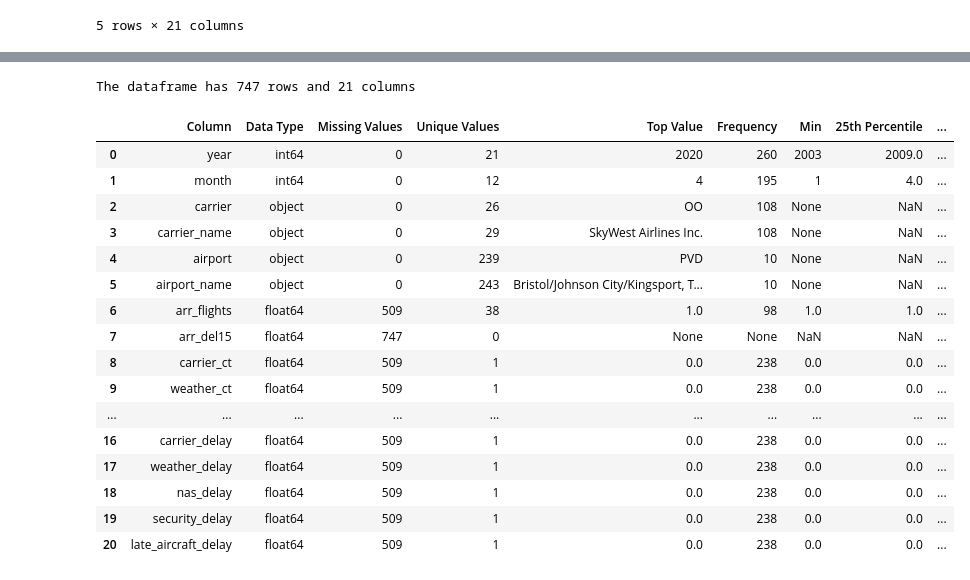
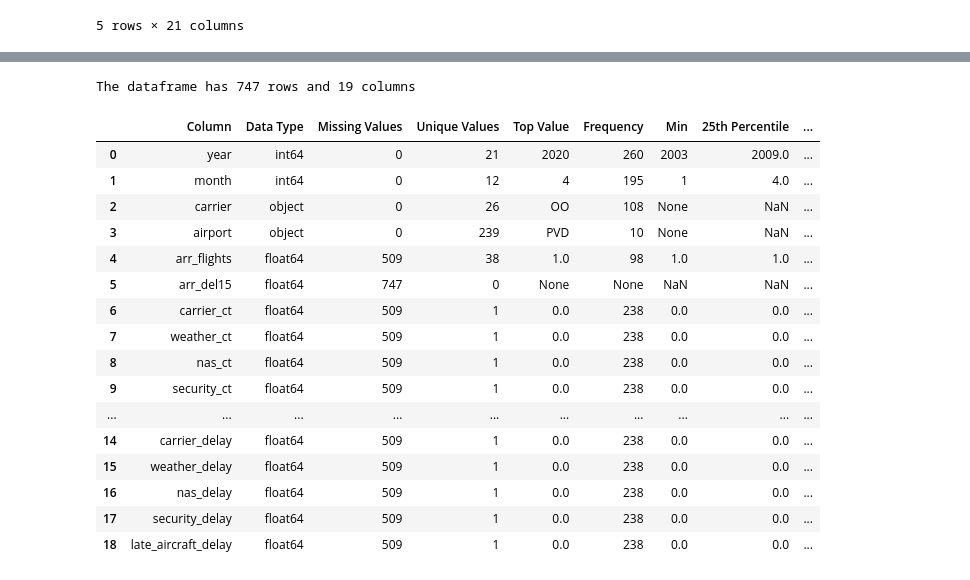
Before and after one commit to mariya-siddiqui/stat451-final-project, a Jupyter notebook: data_prep_eda.ipynb, the cells around one changed output, grey strips where cells are left out. Cells and saved outputs as stored; diff of their text form; code cells hidden in the pictures.

```diff
--- a/data_prep_eda.ipynb
+++ b/data_prep_eda.ipynb
@@ -20,6 +21,6 @@ warnings.filterwarnings('ignore')
 # %%
-df = pd.read_csv("./datasets/airline_delays.csv")
-df.head(5)
+raw_df = pd.read_csv("./datasets/raw_airline_delays.csv")
+raw_df.head(5)
 # %% [output]
 |  | year | month | carrier | carrier_name | airport | airport_name | arr_flights | arr_del15 | carrier_ct | ... |
 | 0 | 2023 | 8 | 9E | Endeavor Air Inc. | ABE | Allentown/Bethlehem/Easton, PA: L... | 89.0 | 13.0 | 2.25 | ... |
@@ -174,0 +180,3 @@ Some of the numerical columns have missing values. Running a profile on the rows
+# %%
+refined_df = raw_df.drop(["carrier_name", "airport_name"], axis=1)
+refined_df.head()
@@ -175,23 +197,24 @@ Some of the numerical columns have missing values. Running a profile on the rows
 # %%
-missing_rows_df = df[df.isna().any(axis=1)]
-missing_profile = dataframe_profile(missing_rows_df)
-display(missing_profile)
+missing_rows_df = refined_df[refined_df.isna().any(axis=1)]
+
+profile_missing_rows_df = dataframe_profile(missing_rows_df)
+display(profile_missing_rows_df)
 # %% [output]
-The dataframe has 747 rows and 21 columns
+The dataframe has 747 rows and 19 columns
 |  | Column | Data Type | Missing Values | Unique Values | Top Value | Frequency | Min | 25th Percentile | ... |
 | 0 | year | int64 | 0 | 21 | 2020 | 260 | 2003 | 2009.0 | ... |
 | 1 | month | int64 | 0 | 12 | 4 | 195 | 1 | 4.0 | ... |
 | 2 | carrier | object | 0 | 26 | OO | 108 | None | NaN | ... |
-| 3 | carrier_name | object | 0 | 29 | SkyWest Airlines Inc. | 108 | None | NaN | ... |
-| 4 | airport | object | 0 | 239 | PVD | 10 | None | NaN | ... |
-| 5 | airport_name | object | 0 | 243 | Bristol/Johnson City/Kingsport, T... | 10 | None | NaN | ... |
-| 6 | arr_flights | float64 | 509 | 38 | 1.0 | 98 | 1.0 | 1.0 | ... |
-| 7 | arr_del15 | float64 | 747 | 0 | None | None | NaN | NaN | ... |
-| 8 | carrier_ct | float64 | 509 | 1 | 0.0 | 238 | 0.0 | 0.0 | ... |
-| 9 | weather_ct | float64 | 509 | 1 | 0.0 | 238 | 0.0 | 0.0 | ... |
+| 3 | airport | object | 0 | 239 | PVD | 10 | None | NaN | ... |
+| 4 | arr_flights | float64 | 509 | 38 | 1.0 | 98 | 1.0 | 1.0 | ... |
+| 5 | arr_del15 | float64 | 747 | 0 | None | None | NaN | NaN | ... |
+| 6 | carrier_ct | float64 | 509 | 1 | 0.0 | 238 | 0.0 | 0.0 | ... |
+| 7 | weather_ct | float64 | 509 | 1 | 0.0 | 238 | 0.0 | 0.0 | ... |
+| 8 | nas_ct | float64 | 509 | 1 | 0.0 | 238 | 0.0 | 0.0 | ... |
+| 9 | security_ct | float64 | 509 | 1 | 0.0 | 238 | 0.0 | 0.0 | ... |
 | ... | ... | ... | ... | ... | ... | ... | ... | ... | ... |
-| 16 | carrier_delay | float64 | 509 | 1 | 0.0 | 238 | 0.0 | 0.0 | ... |
-| 17 | weather_delay | float64 | 509 | 1 | 0.0 | 238 | 0.0 | 0.0 | ... |
-| 18 | nas_delay | float64 | 509 | 1 | 0.0 | 238 | 0.0 | 0.0 | ... |
-| 19 | security_delay | float64 | 509 | 1 | 0.0 | 238 | 0.0 | 0.0 | ... |
-| 20 | late_aircraft_delay | float64 | 509 | 1 | 0.0 | 238 | 0.0 | 0.0 | ... |
+| 14 | carrier_delay | float64 | 509 | 1 | 0.0 | 238 | 0.0 | 0.0 | ... |
+| 15 | weather_delay | float64 | 509 | 1 | 0.0 | 238 | 0.0 | 0.0 | ... |
+| 16 | nas_delay | float64 | 509 | 1 | 0.0 | 238 | 0.0 | 0.0 | ... |
+| 17 | security_delay | float64 | 509 | 1 | 0.0 | 238 | 0.0 | 0.0 | ... |
+| 18 | late_aircraft_delay | float64 | 509 | 1 | 0.0 | 238 | 0.0 | 0.0 | ... |
```
Also changed, not shown: parts of 19 cells of this notebook, 3 other files.
